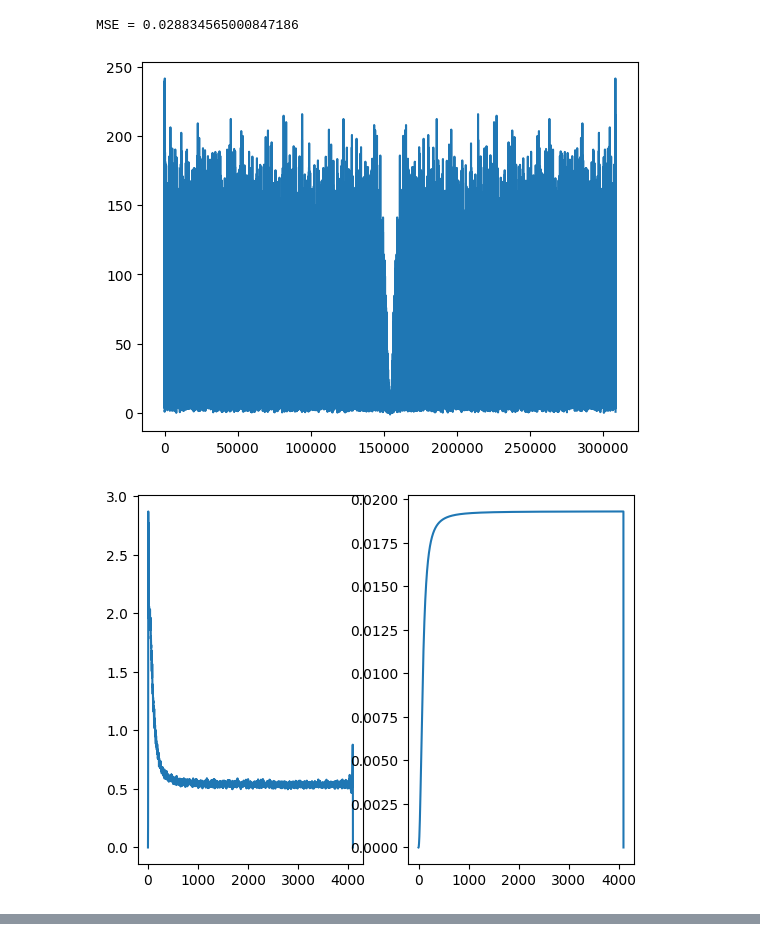
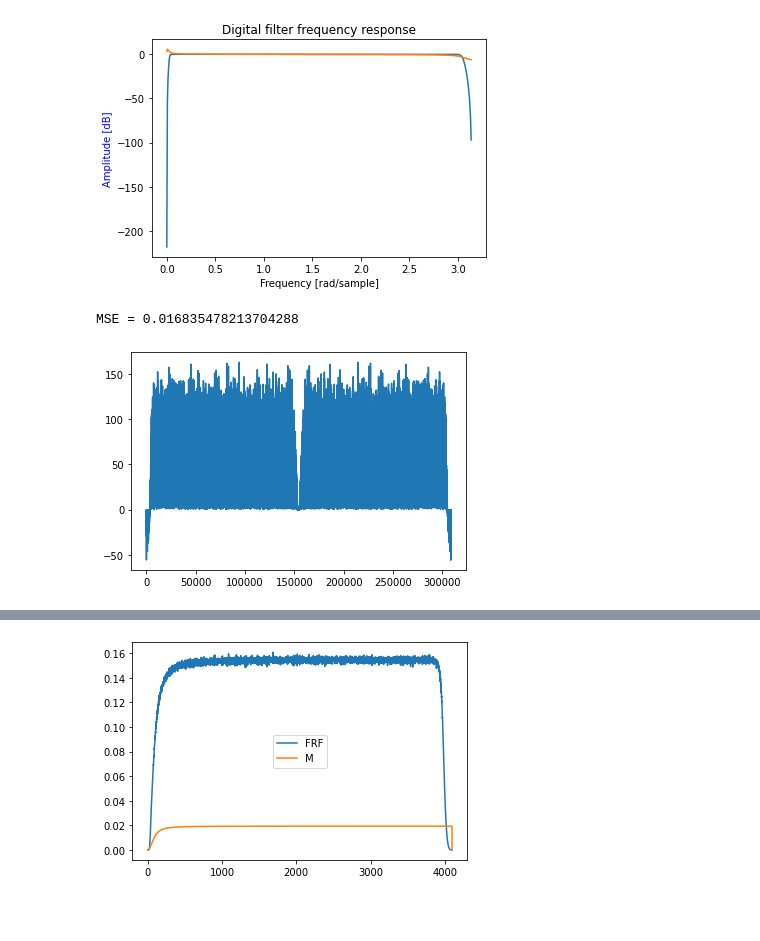
Before and after one commit to StanleyWangTW/DSP-Challenge, a Jupyter notebook: challenge.ipynb, the cells around one changed output, grey strips where cells are left out. Drawn from its saved outputs; the diff is of its cells as text; code cells hidden in the pictures; blank space fills up the shorter version.

```diff
--- a/challenge.ipynb
+++ b/challenge.ipynb
@@ -2,7 +2,7 @@
 import numpy as np
 import matplotlib.pyplot as plt
 import soundfile as sf
-from scipy.signal import stft, istft, butter, filtfilt
+from scipy.signal import stft, istft, butter, lfilter, freqz
 from IPython.display import Audio
 from sklearn.metrics import mean_squared_error
 from scipy.ndimage import gaussian_filter1d
@@ -17,6 +17,29 @@ def filtering(Zxx, filter, fs, nperseg, noverlap):
 
 def cal_FRF(Xi, Yi):
     return np.mean((np.conj(Xi) * Yi), axis=1) / np.mean(np.conj(Xi) * Xi, axis=1)
+
+def show_freqz(b, a):
+    w, h = freqz(b, a)
+    plt.figure()
+    plt.title('Digital filter frequency response')
+    plt.plot(w, 20 * np.log10(abs(h)))
+    angles = np.unwrap(np.angle(h))
+    plt.plot(w, angles)
+    plt.ylabel('Amplitude [dB]', color='b')
+    plt.xlabel('Frequency [rad/sample]')
+    plt.show()
+
+def bandpass_filter(signal, sr, lowcut, highcut, gain):
+    # 設計濾波器
+    nyquist = sr / 2.0  # 奈奎斯特頻率
+    low = lowcut / nyquist
+    high = highcut / nyquist
+    b, a = butter(N=4, Wn=[low, high], btype='band')  # 四階濾波器
+    show_freqz(b, a)
+    # 應用濾波器
+    filtered_signal = lfilter(b, a, signal)
+    # 增強信號 (乘以增益)
+    return filtered_signal * gain
 
 # load input & output noise
 input_noise,  fs = sf.read('input_white_noise.wav')
@@ -39,7 +62,11 @@ smooth = True
 
 # design W(f)
 M = np.load("desired FRF.npy")  # M(f): desired FRF
+# temp_M = M * np.std(input_noise) / np.std(output_noise)
+temp_M = M * 8
+
 episilon = 1e-6 * np.max(np.abs(H))
+# W = temp_M / (H + episilon)              # compensate filter W(f) = M(f) / H(f)
 W = M / (H + episilon)              # compensate filter W(f) = M(f) / H(f)
 # smooth = True
 # if smooth:
@@ -48,42 +75,46 @@ W = M / (H + episilon)              # compensate filter W(f) = M(f) / H(f)
 
 # compensate the output_noise
 enhanced_noise = filtering(Yi, W, fs, nperseg, noverlap)
-enhanced_noise *= 10
+enhanced_noise = bandpass_filter(enhanced_noise, fs, 200, fs/2 - 700, 8)
 sf.write('PEAQ\enhanced_noise.wav', enhanced_noise, fs)
 
 # filtering input_noise by M(f) as a reference
 ideal_noise = filtering(Xi, M, fs, nperseg, noverlap)
 sf.write('PEAQ\ideal_noise.wav', ideal_noise, fs)
 
 
 # load compensated noise
 enhanced_noise, fs = sf.read('PEAQ\enhanced_noise.wav')
 enhanced_noise = enhanced_noise[:input_noise.shape[0]]
 
 # calculate FRF and MSE
 _, _, Wi = stft(enhanced_noise, fs=fs, nperseg=nperseg, noverlap=noverlap)
 FRF = np.mean((np.conj(Xi) * Wi), axis=1) / np.mean(np.conj(Xi) * Xi, axis=1)
 print('MSE =', mean_squared_error(np.abs(FRF), np.abs(M)))
 
 # load compensated noise
 ideal_noise, fs = sf.read('PEAQ\ideal_noise.wav')
 ideal_noise = ideal_noise[:input_noise.shape[0]]
 
 plt.figure()
 plt.plot(np.abs(np.fft.fftshift(np.fft.fft(enhanced_noise))) - \
          np.abs(np.fft.fftshift(np.fft.fft(output_noise))))
 plt.show()
 
 plt.figure()
-plt.subplot(1, 2, 1)
+plt.subplot(1, 3, 1)
 plt.plot(np.abs(W))
-plt.subplot(1, 2, 2)
+plt.subplot(1, 3, 2)
 plt.plot(np.abs(W*H))
+plt.subplot(1, 3, 3)
+plt.plot(np.abs(M))
+
 plt.figure()
+plt.plot(np.abs(FRF))
 plt.plot(np.abs(M))
-plt.plot(np.abs(H))
+plt.legend(['FRF', 'M'])
 plt.show()
 # %% [output]
+[figure, new version]
-MSE = 0.028834565000847186
+MSE = 0.016835478213704288
-[figure, old version]
-[figure, old version]
+[figure, new version]
@@ -91,3 +122,4 @@ MSE = 0.028834565000847186
+[figure, added]
 # %%
 # compensate output_music.wav
 output_music, fs_output = sf.read('output_music.wav')
```
Also changed, not shown: parts of 4 cells of this notebook, 3 other files.
